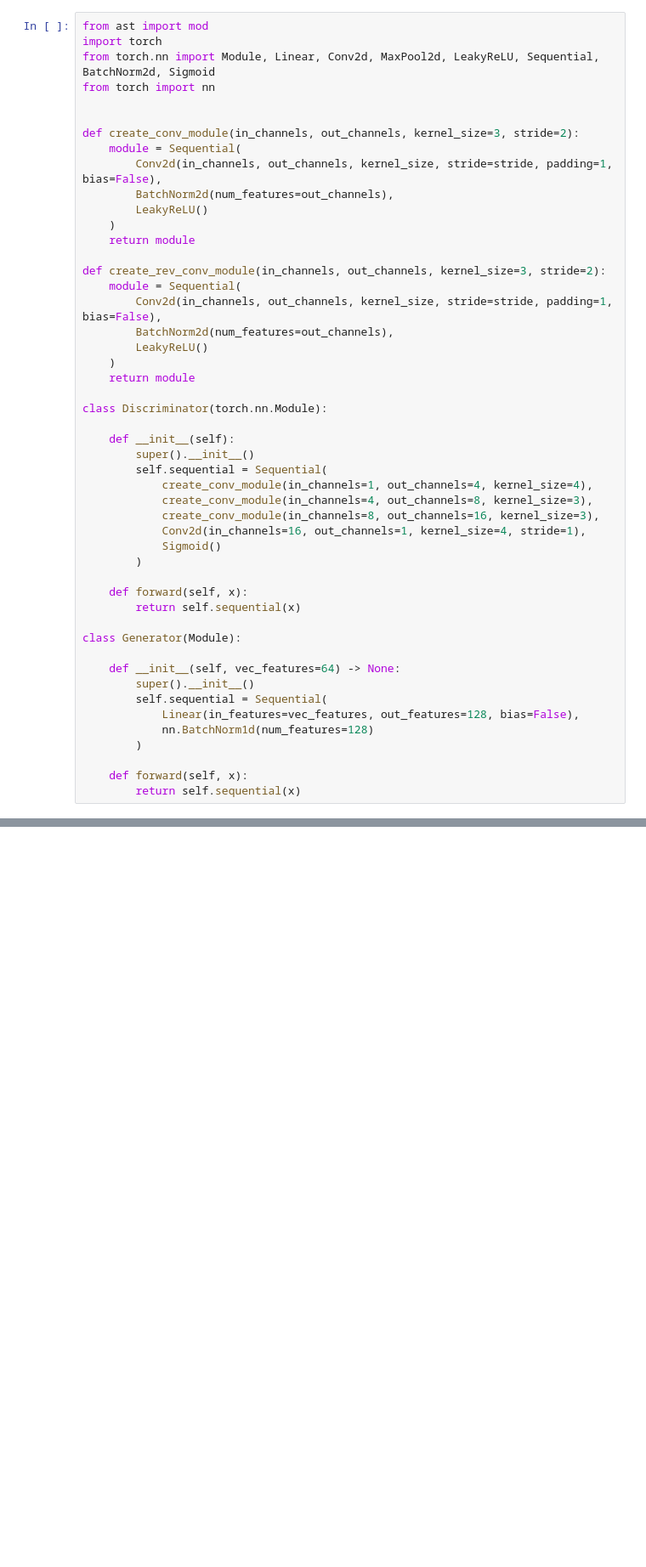
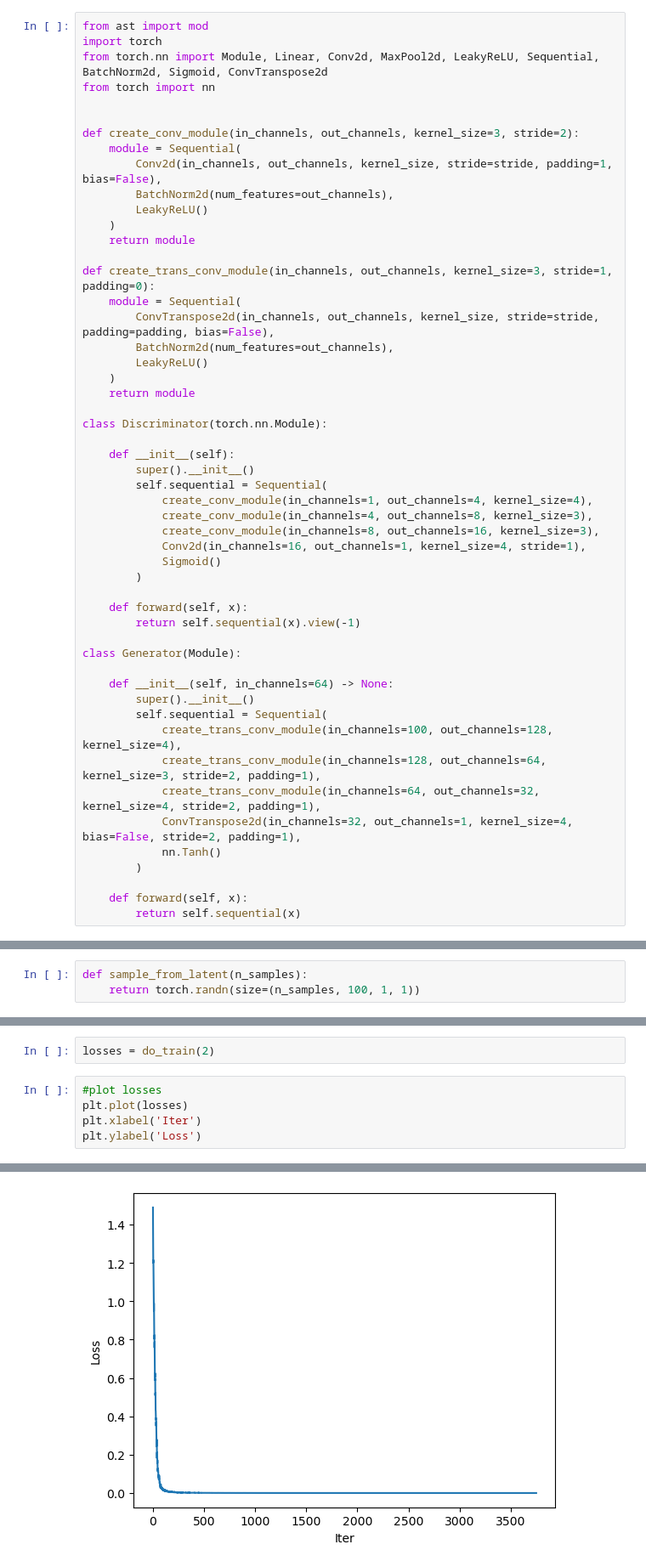
Before and after one commit to dbuos/machine-learning-samples, a Jupyter notebook: DeepConvGAN/deep_conv_gan_mnist.ipynb, the cells around one changed output, grey strips where cells are left out. Shown at 85% size. Drawn from its saved outputs; the diff is of its cells as text; blank space fills up the shorter version.

Commit message:
deep conv gan

```diff
--- a/DeepConvGAN/deep_conv_gan_mnist.ipynb
+++ b/DeepConvGAN/deep_conv_gan_mnist.ipynb
@@ -1,7 +1,7 @@
 # %%
 from ast import mod
 import torch
-from torch.nn import Module, Linear, Conv2d, MaxPool2d, LeakyReLU, Sequential, BatchNorm2d, Sigmoid
+from torch.nn import Module, Linear, Conv2d, MaxPool2d, LeakyReLU, Sequential, BatchNorm2d, Sigmoid, ConvTranspose2d
 from torch import nn
 
 
@@ -13,9 +13,9 @@ def create_conv_module(in_channels, out_channels, kernel_size=3, stride=2):
     )
     return module
 
-def create_rev_conv_module(in_channels, out_channels, kernel_size=3, stride=2):
+def create_trans_conv_module(in_channels, out_channels, kernel_size=3, stride=1, padding=0):
     module = Sequential(
-        Conv2d(in_channels, out_channels, kernel_size, stride=stride, padding=1, bias=False),
+        ConvTranspose2d(in_channels, out_channels, kernel_size, stride=stride, padding=padding, bias=False),
         BatchNorm2d(num_features=out_channels),
         LeakyReLU()
     )
@@ -34,15 +34,18 @@ class Discriminator(torch.nn.Module):
         )
 
     def forward(self, x):
-        return self.sequential(x)
+        return self.sequential(x).view(-1)
 
 class Generator(Module):
 
-    def __init__(self, vec_features=64) -> None:
+    def __init__(self, in_channels=64) -> None:
         super().__init__()
         self.sequential = Sequential(
-            Linear(in_features=vec_features, out_features=128, bias=False),
-    	    nn.BatchNorm1d(num_features=128)
+            create_trans_conv_module(in_channels=100, out_channels=128, kernel_size=4),
+            create_trans_conv_module(in_channels=128, out_channels=64, kernel_size=3, stride=2, padding=1),
+            create_trans_conv_module(in_channels=64, out_channels=32, kernel_size=4, stride=2, padding=1),
+            ConvTranspose2d(in_channels=32, out_channels=1, kernel_size=4, bias=False, stride=2, padding=1),
+            nn.Tanh()
         )
 
     def forward(self, x):
@@ -61,0 +86,3 @@ ValueError: Expected more than 1 value per channel when training, got input size
+# %%
+def sample_from_latent(n_samples):
+    return torch.randn(size=(n_samples, 100, 1, 1))
@@ -61,0 +144,8 @@ ValueError: Expected more than 1 value per channel when training, got input size
+# %%
+losses = do_train(2)
+# %%
+#plot losses
+plt.plot(losses)
+plt.xlabel('Iter')
+plt.ylabel('Loss')
+# %% [output]
@@ -61,0 +153 @@ ValueError: Expected more than 1 value per channel when training, got input size
+[figure, added]
```
Also changed, not shown: parts of 8 cells of this notebook.
